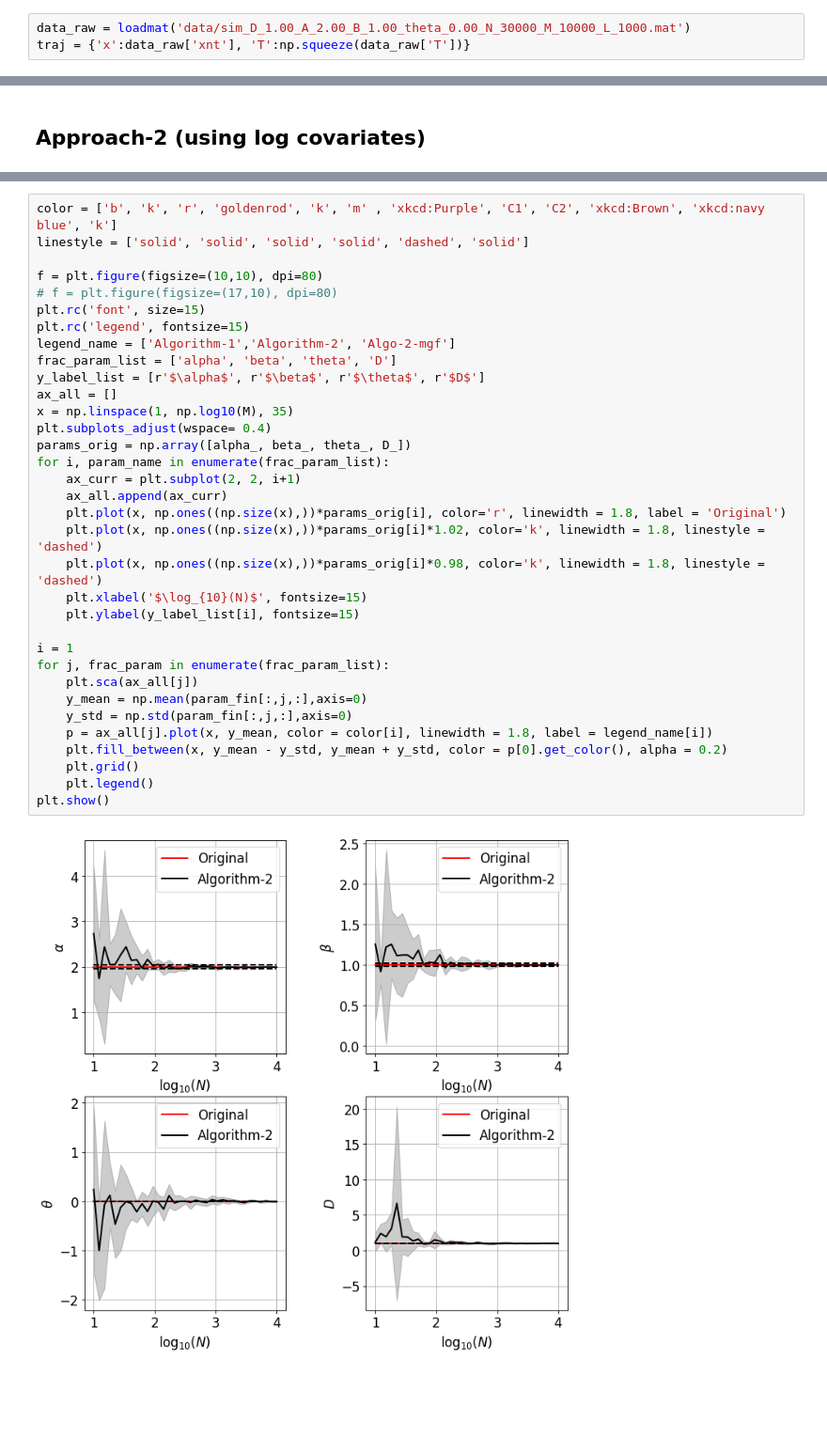
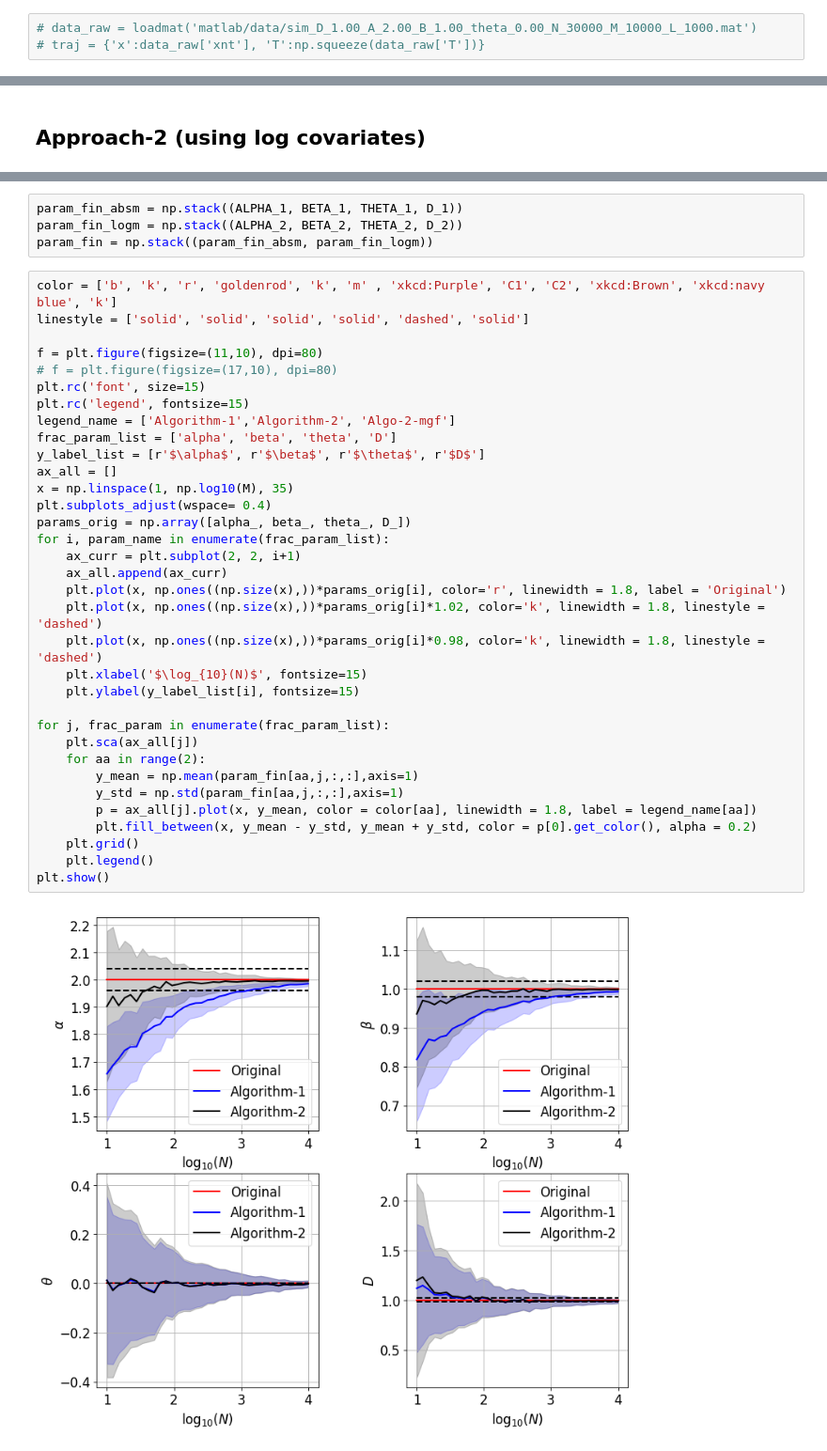
Before and after one commit to gaurav71531/fractDiffusion, a Jupyter notebook: simulation_demo.ipynb, the cells around one changed output, grey strips where cells are left out. Shown at 94% size. Saved outputs shown, nothing was run; the diff lists cells and outputs as text; blank space fills up the shorter version.

```diff
--- a/simulation_demo.ipynb
+++ b/simulation_demo.ipynb
@@ -15,6 +24,6 @@ traj = fractional_diffusion(alpha_, beta_, theta_, D_, L, M, use_parallel=True,
 # %%
-data_raw = loadmat('data/sim_D_1.00_A_2.00_B_1.00_theta_0.00_N_30000_M_10000_L_1000.mat')
-traj = {'x':data_raw['xnt'], 'T':np.squeeze(data_raw['T'])}
+# data_raw = loadmat('matlab/data/sim_D_1.00_A_2.00_B_1.00_theta_0.00_N_30000_M_10000_L_1000.mat')
+# traj = {'x':data_raw['xnt'], 'T':np.squeeze(data_raw['T'])}
 # %%
 delta_use = 0.001
 moment_p = np.mean(np.power(np.abs(traj['x']), delta_use), axis=1)
@@ -61,36 +111,40 @@ ALPHA = np.squeeze(param_fin[:,0,:])
+# %%
+param_fin_absm = np.stack((ALPHA_1, BETA_1, THETA_1, D_1))
+param_fin_logm = np.stack((ALPHA_2, BETA_2, THETA_2, D_2))
+param_fin = np.stack((param_fin_absm, param_fin_logm))
 # %%
 color = ['b', 'k', 'r', 'goldenrod', 'k', 'm' , 'xkcd:Purple', 'C1', 'C2', 'xkcd:Brown', 'xkcd:navy blue', 'k']
 linestyle = ['solid', 'solid', 'solid', 'solid', 'dashed', 'solid']
 
-f = plt.figure(figsize=(10,10), dpi=80)
+f = plt.figure(figsize=(11,10), dpi=80)
 # f = plt.figure(figsize=(17,10), dpi=80)
 plt.rc('font', size=15)
 plt.rc('legend', fontsize=15)
 legend_name = ['Algorithm-1','Algorithm-2', 'Algo-2-mgf']
 frac_param_list = ['alpha', 'beta', 'theta', 'D']
 y_label_list = [r'$\alpha$', r'$\beta$', r'$\theta$', r'$D$']
 ax_all = []
 x = np.linspace(1, np.log10(M), 35)
 plt.subplots_adjust(wspace= 0.4)
 params_orig = np.array([alpha_, beta_, theta_, D_])
 for i, param_name in enumerate(frac_param_list):
     ax_curr = plt.subplot(2, 2, i+1)
     ax_all.append(ax_curr)
     plt.plot(x, np.ones((np.size(x),))*params_orig[i], color='r', linewidth = 1.8, label = 'Original')
     plt.plot(x, np.ones((np.size(x),))*params_orig[i]*1.02, color='k', linewidth = 1.8, linestyle = 'dashed')
     plt.plot(x, np.ones((np.size(x),))*params_orig[i]*0.98, color='k', linewidth = 1.8, linestyle = 'dashed')
     plt.xlabel('$\log_{10}(N)$', fontsize=15)
     plt.ylabel(y_label_list[i], fontsize=15)
 
-i = 1
 for j, frac_param in enumerate(frac_param_list):
     plt.sca(ax_all[j])
-    y_mean = np.mean(param_fin[:,j,:],axis=0)
-    y_std = np.std(param_fin[:,j,:],axis=0)
-    p = ax_all[j].plot(x, y_mean, color = color[i], linewidth = 1.8, label = legend_name[i])
-    plt.fill_between(x, y_mean - y_std, y_mean + y_std, color = p[0].get_color(), alpha = 0.2)
+    for aa in range(2):
+        y_mean = np.mean(param_fin[aa,j,:,:],axis=1)
+        y_std = np.std(param_fin[aa,j,:,:],axis=1)
+        p = ax_all[j].plot(x, y_mean, color = color[aa], linewidth = 1.8, label = legend_name[aa])
+        plt.fill_between(x, y_mean - y_std, y_mean + y_std, color = p[0].get_color(), alpha = 0.2)
     plt.grid()
     plt.legend()
 plt.show()
 # %% [output]
-[figure, old version]
+[figure, new version]
```
Also changed, not shown: parts of 16 cells of this notebook, 3 other files.
